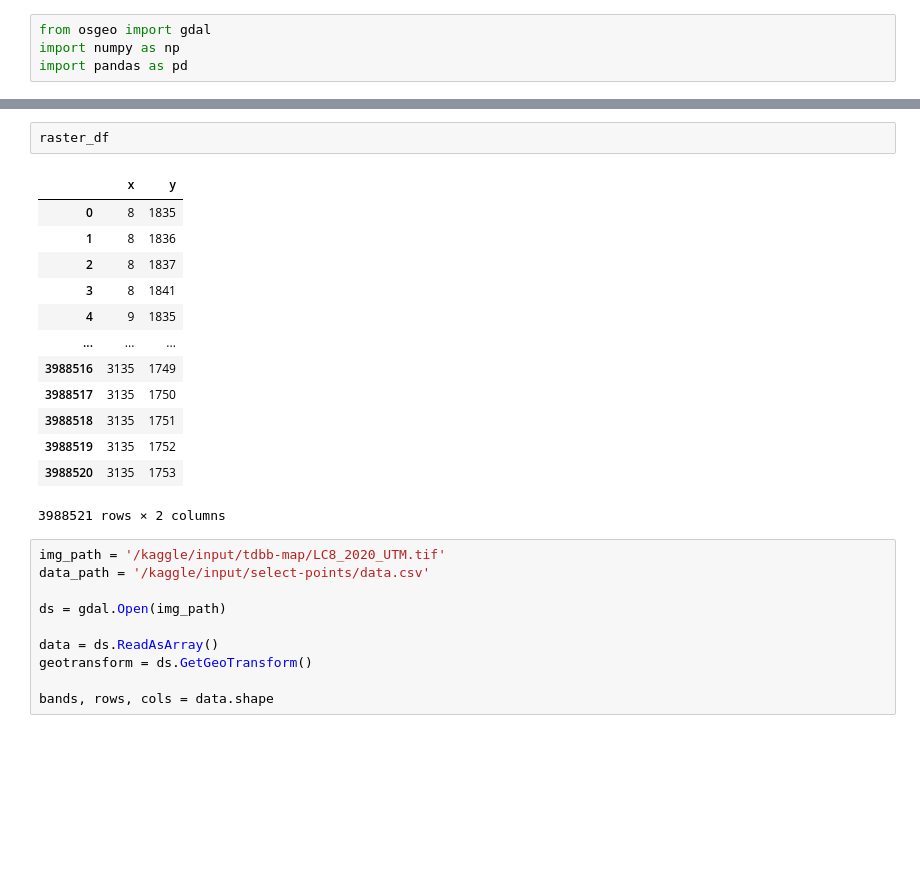
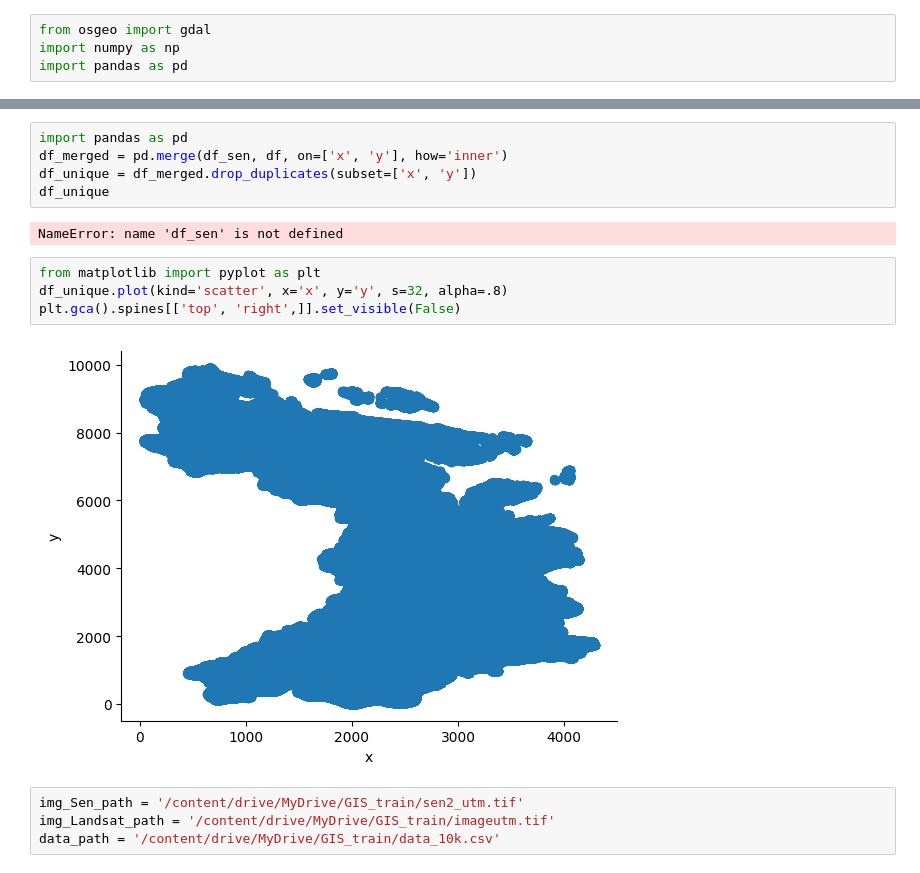
Before and after one commit to nghia203/gis_model_cnn, a Jupyter notebook: gis-model.ipynb, the cells around one changed output, grey strips where cells are left out. Cells and saved outputs as stored; diff of their text form; blank space fills up the shorter version.

```diff
--- a/gis-model.ipynb
+++ b/gis-model.ipynb
@@ -42,27 +117,18 @@ raster_df = pd.DataFrame({'x': df['rows'], 'y': df['cols']})
-# %%
-raster_df
-# %% [output]
-|  | x | y |
-| 0 | 8 | 1835 |
-| 1 | 8 | 1836 |
-| 2 | 8 | 1837 |
-| 3 | 8 | 1841 |
-| 4 | 9 | 1835 |
-| ... | ... | ... |
-| 3988516 | 3135 | 1749 |
-| 3988517 | 3135 | 1750 |
-| 3988518 | 3135 | 1751 |
-| 3988519 | 3135 | 1752 |
-| 3988520 | 3135 | 1753 |
-3988521 rows × 2 columns
-# %%
-img_path = '/kaggle/input/tdbb-map/LC8_2020_UTM.tif'
-data_path = '/kaggle/input/select-points/data.csv'
-
-ds = gdal.Open(img_path)
-
-data = ds.ReadAsArray()
-geotransform = ds.GetGeoTransform()
-
-bands, rows, cols = data.shape
+# %%
+import pandas as pd
+df_merged = pd.merge(df_sen, df, on=['x', 'y'], how='inner')
+df_unique = df_merged.drop_duplicates(subset=['x', 'y'])
+df_unique
+# %% [output]
+NameError: name 'df_sen' is not defined
+# %%
+from matplotlib import pyplot as plt
+df_unique.plot(kind='scatter', x='x', y='y', s=32, alpha=.8)
+plt.gca().spines[['top', 'right',]].set_visible(False)
+# %% [output]
+[figure, added]
+# %%
+img_Sen_path = '/content/drive/MyDrive/GIS_train/sen2_utm.tif'
+img_Landsat_path = '/content/drive/MyDrive/GIS_train/imageutm.tif'
+data_path = '/content/drive/MyDrive/GIS_train/data_10k.csv'
 # %%
```
Also changed, not shown: parts of 98 cells of this notebook.
